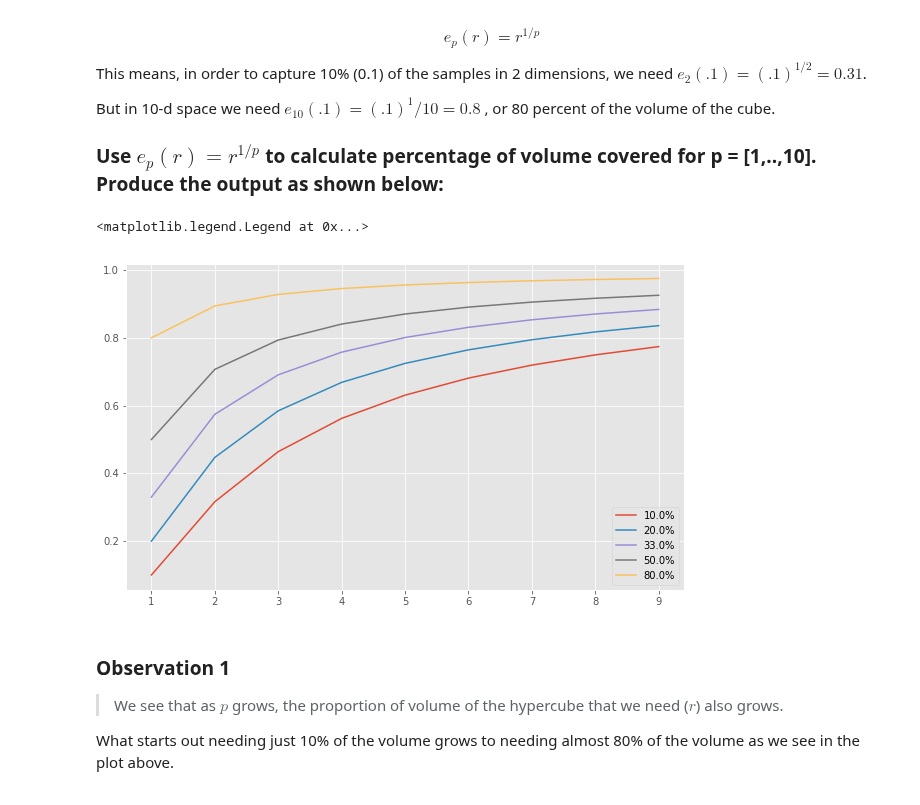
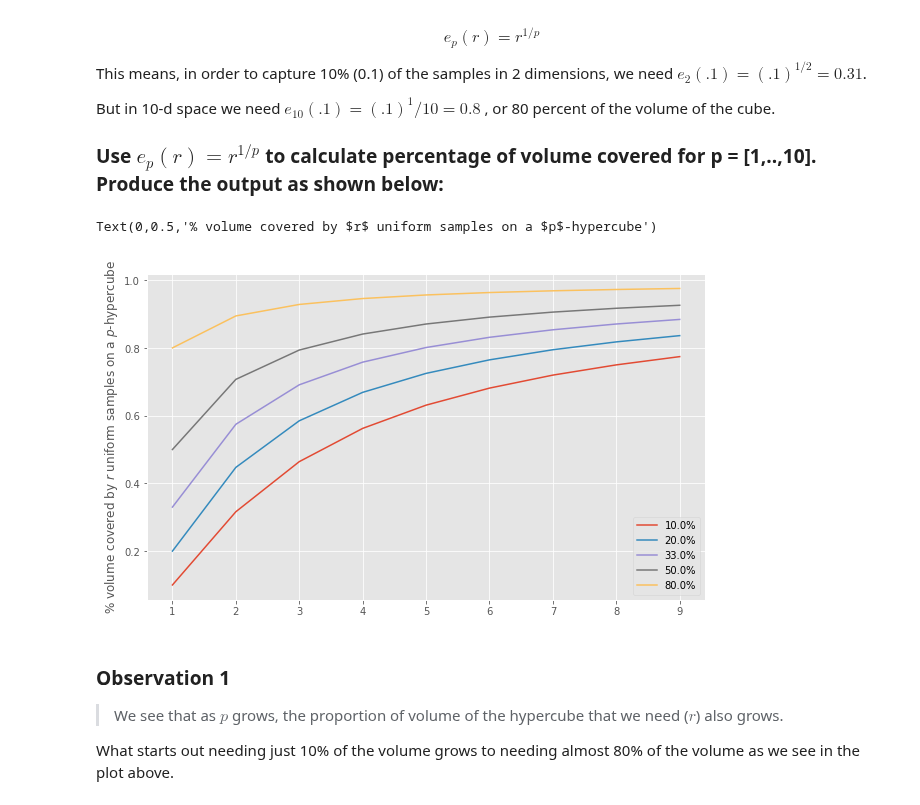
Before and after one commit to briansrebrenik/dsc-3-34-03-curse-of-dimensionality-simulation-lab-nyc-career-ds-102218, a Jupyter notebook: index.ipynb, the cells around one changed output. Drawn from its saved outputs; the diff is of its cells as text; code cells hidden in the pictures.

```diff
--- a/index.ipynb
+++ b/index.ipynb
@@ -79,14 +79,14 @@ But in 10-d space we need $e_10(.1)=(.1)^1/10=0.8$ , or 80 percent of the volume
 # %%
 # Your code here
 r = [.1,.2,.33,.5,.8]
 plt.figure(figsize=(10, 6))
 for i in r:
     plt.plot(range(1,10), [i**(1/x) for x in range(1,10)], label=f'{i*100}%')
 plt.legend()
-plt.ylabel('')
+plt.ylabel('% volume covered by $r$ uniform samples on a $p$-hypercube')
 # %% [output]
-<matplotlib.legend.Legend at 0x...>
+Text(0,0.5,'% volume covered by $r$ uniform samples on a $p$-hypercube')
-[figure, old version]
+[figure, new version]
 # %% [markdown]
 ### Observation 1
 > We see that as   $p$  grows, the proportion of volume of the hypercube that we need ($r$) also grows.
```
